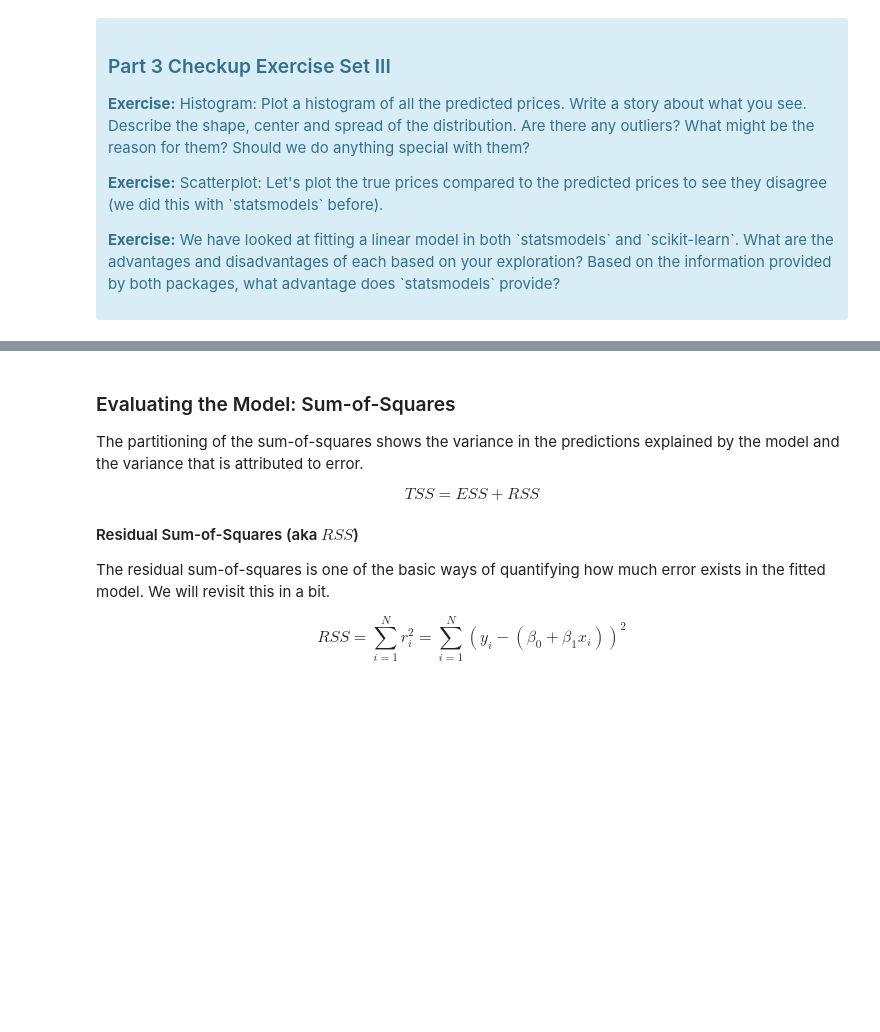
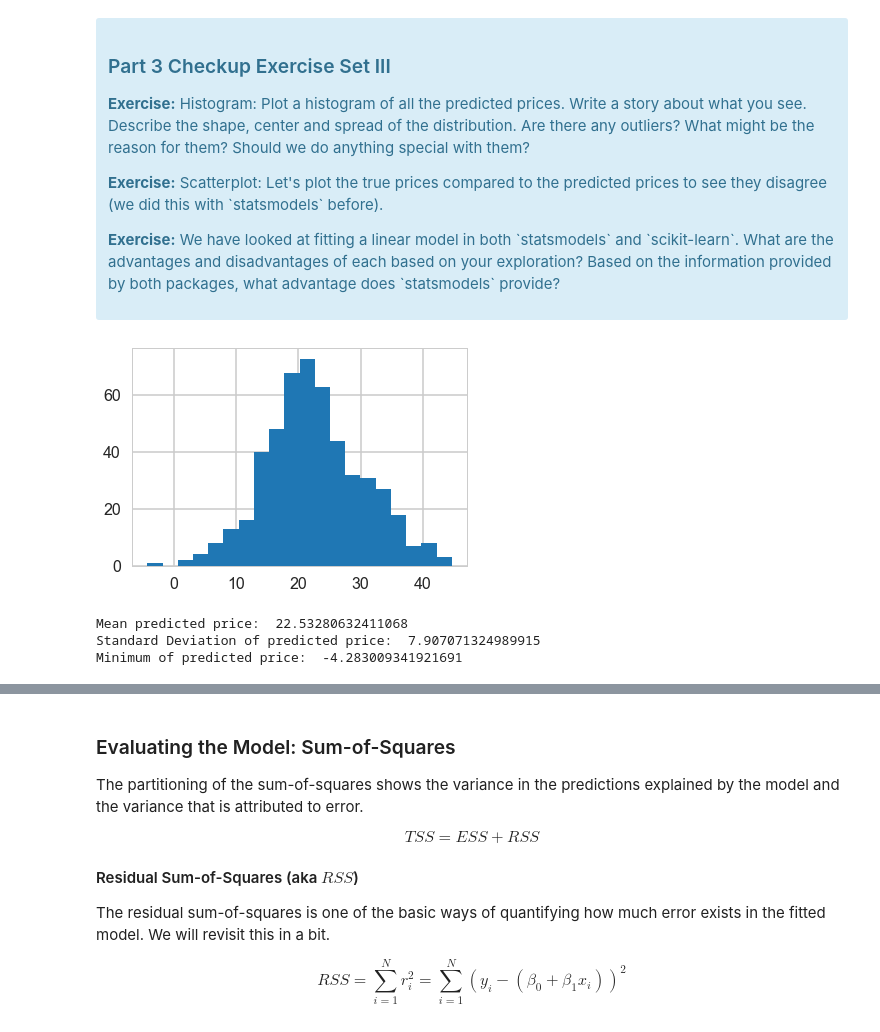
Before and after one commit to iamgauravg/tutorial_repository, a Jupyter notebook: 10_1_5_1537998998_linear_regression/linear_regression/10_1_5_Mini_Project_Linear_Regression_ver1.ipynb, the cells around one changed output, grey strips where cells are left out. Drawn from its saved outputs; the diff is of its cells as text; code cells hidden in the pictures; blank space fills up the shorter version.

```diff
--- a/10_1_5_1537998998_linear_regression/linear_regression/10_1_5_Mini_Project_Linear_Regression_ver1.ipynb
+++ b/10_1_5_1537998998_linear_regression/linear_regression/10_1_5_Mini_Project_Linear_Regression_ver1.ipynb
@@ -621,0 +663,15 @@ array([30.00821269, 25.0298606 , 30.5702317 , 28.60814055, 27.94288232])
+# %%
+# your turn
+predicted_prices = lm.predict(X)
+plt.hist(predicted_prices, bins=20)
+plt.show()
+
+print("Mean predicted price: ", np.mean(predicted_prices))
+print("Standard Deviation of predicted price: ", np.std(predicted_prices))
+
+print("Minimum of predicted price: ", np.min(predicted_prices))
+# %% [output]
+[figure, added]
+Mean predicted price:  22.53280632411068
+Standard Deviation of predicted price:  7.907071324989915
+Minimum of predicted price:  -4.283009341921691
```
Also changed, not shown: parts of 17 cells of this notebook.
